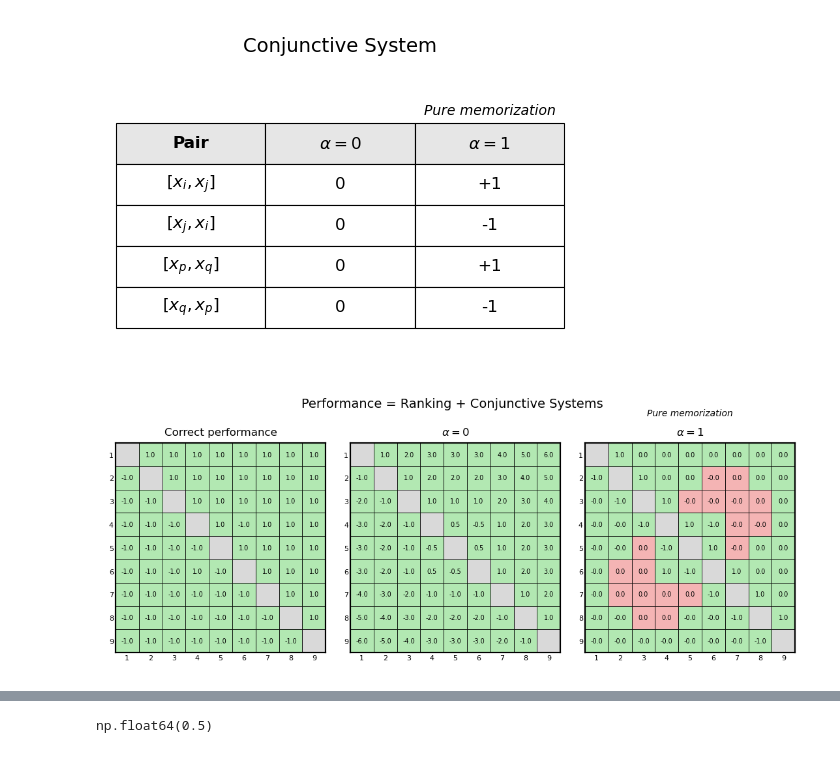
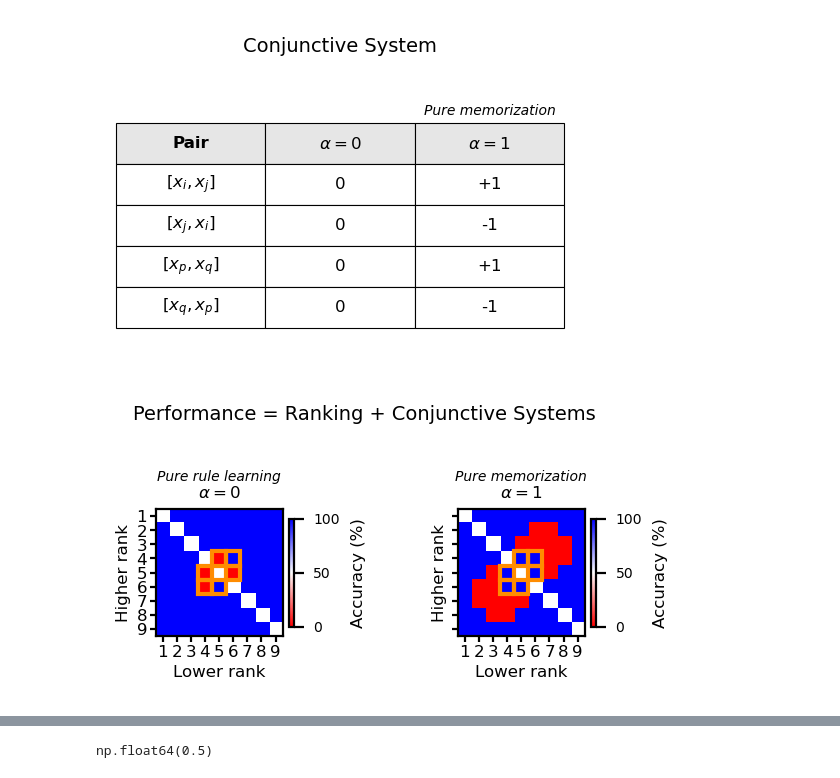
Before and after one commit to lukelc23/NeurIPS_2026, a Jupyter notebook: Figures/Professional/Figure 4.2.ipynb, the cells around one changed output, grey strips where cells are left out. Drawn from its saved outputs; the diff is of its cells as text; code cells hidden in the pictures.

```diff
--- a/Figures/Professional/Figure 4.2.ipynb
+++ b/Figures/Professional/Figure 4.2.ipynb
@@ -163,5 +163,6 @@ with plt.rc_context({'figure.dpi': 200}): #only for ipynb
     plot_setting_heatmaps(
         df,
         title=f"Analytical (n={n}, exception ({p},{q}), alpha={alpha})",
+        show="accuracy"
     )
 # %% [output]
@@ -287,7 +292,6 @@ with plt.rc_context({'figure.dpi': 200}):
 [figure]
 # %%
 import contextlib, io
-from matplotlib.colors import ListedColormap
 
 n     = 9
 p     = 6
@@ -297,83 +301,80 @@ k_s   = 1.0
 k_d   = 0.0
 c_reg = 1e10
 
-eps          = 1e-10
-alphas       = [0, 1 - eps]
+eps    = 1e-10
+alphas = [0, 1 - eps]
 
-# Build expected margin matrix: +1 if i ranks higher than j, -1 otherwise
 expected = np.full((n, n), np.nan)
 for i in range(n):
     for j in range(n):
         if i != j:
             expected[i, j] = 1.0 if i < j else -1.0
-# Exception pair: item at index 5 ranks higher than item at index 3
 expected[5, 3] = 1.0
 expected[3, 5] = -1.0
 
-# Build computed margin matrices for alpha=0 and alpha=1
 computed = []
 for a in alphas:
     k_o_a = ((1 - a) / 2) * (k_s - k_d)
     with contextlib.redirect_stdout(io.StringIO()):
         sim_a = Ranking_exp(n=n, k_o=k_o_a, k_s=k_s, k_d=k_d,
                             p=p, q=q, c_reg=c_reg)
     M = np.full((n, n), np.nan)
     for i in range(n):
         for j in range(n):
             if i != j:
                 M[i, j] = sim_a.f_j_k(i + 1, j + 1)
     computed.append(M)
 
-def draw_matrix_panel(ax, margins, expected_signs, title, all_green=False):
-    """Draw a colored 9x9 matrix with margins in cells."""
-    n = margins.shape[0]
-    green = '#b2e8b2'
-    red = '#f4b4b4'
-    gray = '#d9d9d9'
+exc_mask = np.zeros((n, n), dtype=bool)
+for i in range(n):
+    for j in range(n):
+        transverse_pairs = ((i, j) in [(q-1, p-1), (q-1, q), (q, q+1)] or
+                            (i, j) in [(p-1, q-1), (p-1, q), (p-2, q-1)])
+        if transverse_pairs:
+            exc_mask[i, j] = True
 
-    for i in range(n):
-        for j in range(n):
-            if i == j:
-                ax.add_patch(plt.Rectangle((j, n - 1 - i), 1, 1,
-                             facecolor=gray, edgecolor='black', lw=0.3))
-            else:
-                if all_green:
-                    color = green
-                else:
-                    match = np.sign(margins[i, j]) == np.sign(expected_signs[i, j])
-                    color = green if match else red
-                ax.add_patch(plt.Rectangle((j, n - 1 - i), 1, 1,
-                             facecolor=color, edgecolor='black', lw=0.3))
-                val = margins[i, j]
-                ax.text(j + 0.5, n - 1 - i + 0.5, f'{val:.1f}',
-                        ha='center', va='center', fontsize=3.5,
-                        color='black')
+def draw_accuracy_panel(ax, margins, expected_signs, title, exc_mask=None):
+    accuracy = np.full_like(margins, np.nan)
+    mask = ~np.isnan(margins)
+    accuracy[mask] = (np.sign(margins[mask]) == np.sign(expected_signs[mask])) * 100
 
-    ax.set_xlim(0, n)
-    ax.set_ylim(0, n)
-    ax.set_aspect('equal')
-    ax.set_xticks(np.arange(n) + 0.5)
-    ax.set_xticklabels([str(k + 1) for k in range(n)], fontsize=4)
-    ax.set_yticks(np.arange(n) + 0.5)
-    ax.set_yticklabels([str(n - k) for k in range(n)], fontsize=4)
-    ax.tick_params(axis='both', length=0, pad=1)
+    im = ax.imshow(accuracy, cmap='bwr_r', vmin=0.0, vmax=100.0,
+                   aspect='equal', interpolation='nearest')
+    cb = plt.colorbar(im, ax=ax, shrink=0.85, pad=0.03, fraction=0.046)
+    cb.set_label('Accuracy (%)', fontsize=6)
+    cb.ax.tick_params(labelsize=5)
+
+    if exc_mask is not None:
+        for i in range(n):
+            for j in range(n):
+                if exc_mask[i, j]:
+                    ax.add_patch(plt.Rectangle((j-0.5, i-0.5), 1, 1,
+                                 fill=False, edgecolor='darkorange', lw=1.5, zorder=3))
+
+    ax.set_xticks(range(n))
+    ax.set_xticklabels([str(k + 1) for k in range(n)], fontsize=6)
+    ax.set_yticks(range(n))
+    ax.set_yticklabels([str(k + 1) for k in range(n)], fontsize=6)
+    ax.set_xlabel('Lower rank', fontsize=6, labelpad=2)
+    ax.set_ylabel('Higher rank', fontsize=6, labelpad=2)
+    ax.tick_params(axis='both', length=2, pad=1, labelsize=6)
     ax.set_title(title, fontsize=6, pad=4)
 
 with plt.rc_context({'figure.dpi': 200}):
-    fig, axes = plt.subplots(1, 3, figsize=(5.4, 2.0))
+    fig, axes = plt.subplots(1, 2, figsize=(3.2, 1.4), sharey=True)
 
-    draw_matrix_panel(axes[0], expected, expected,
-                      'Correct performance', all_green=True)
-    draw_matrix_panel(axes[1], computed[0], expected,
-                      r'$\alpha = 0$')
-    draw_matrix_panel(axes[2], computed[1], expected,
-                      r'$\alpha = 1$')
+    draw_accuracy_panel(axes[0], computed[0], expected, r'$\alpha = 0$', exc_mask)
+    draw_accuracy_panel(axes[1], computed[1], expected, r'$\alpha = 1$', exc_mask)
 
-    axes[2].text(0.5, 1.12, 'Pure memorization', transform=axes[2].transAxes,
+    axes[0].text(0.5, 1.20, 'Pure rule learning', transform=axes[0].transAxes,
+                 fontsize=5, ha='center', va='bottom', style='italic')
+    axes[1].text(0.5, 1.20, 'Pure memorization', transform=axes[1].transAxes,
                  fontsize=5, ha='center', va='bottom', style='italic')
 
     fig.suptitle('Performance = Ranking + Conjunctive Systems', fontsize=7, y=1.02)
-    plt.tight_layout(pad=0.5, w_pad=1.0)
+    plt.tight_layout(pad=0.5, w_pad=0.2)
     plt.show()
+
+fig.savefig("Figure 4.2c.pdf", dpi=300, bbox_inches='tight')
 # %% [output]
-[figure, old version]
+[figure, new version]
```
Also changed, not shown: parts of 4 cells of this notebook, 7 other files.
